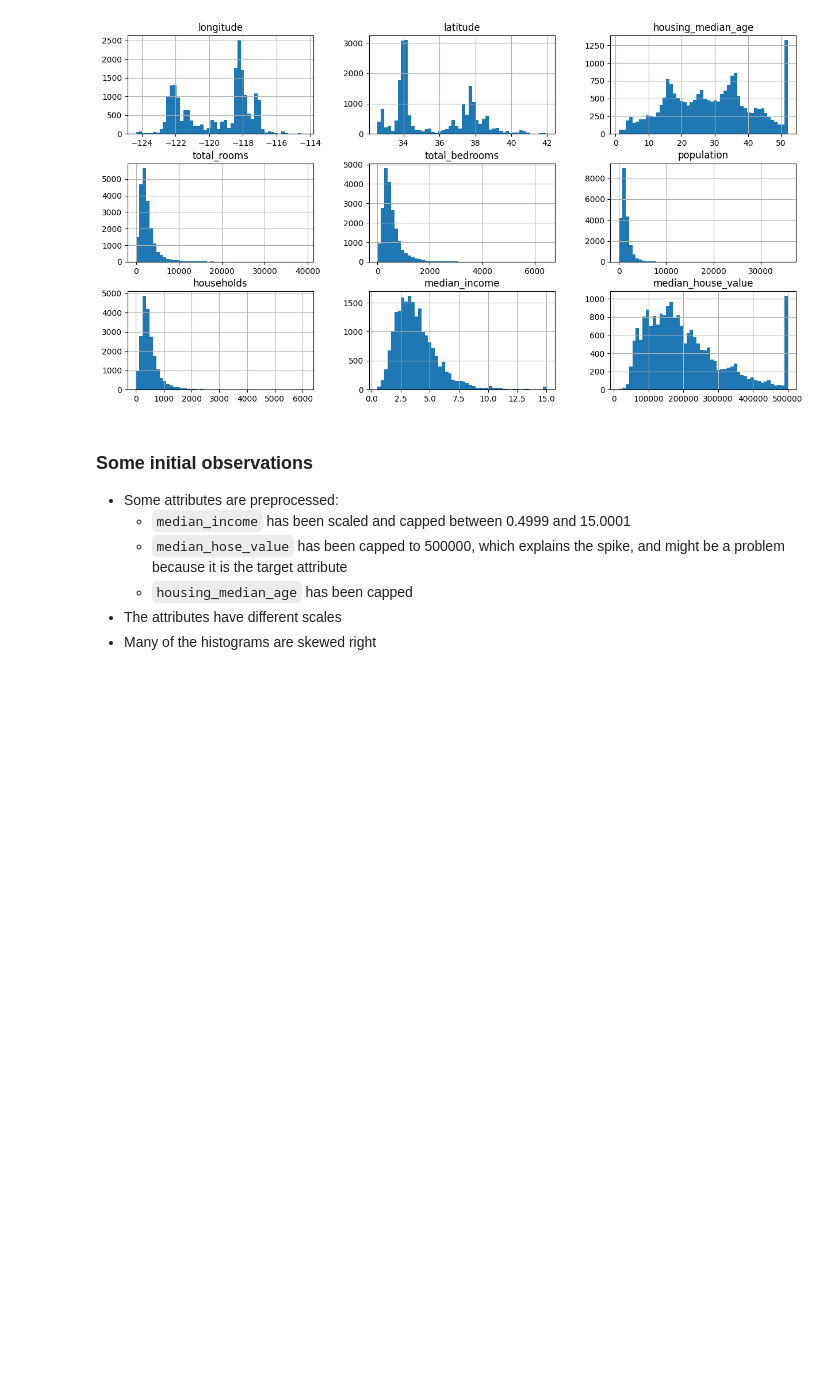
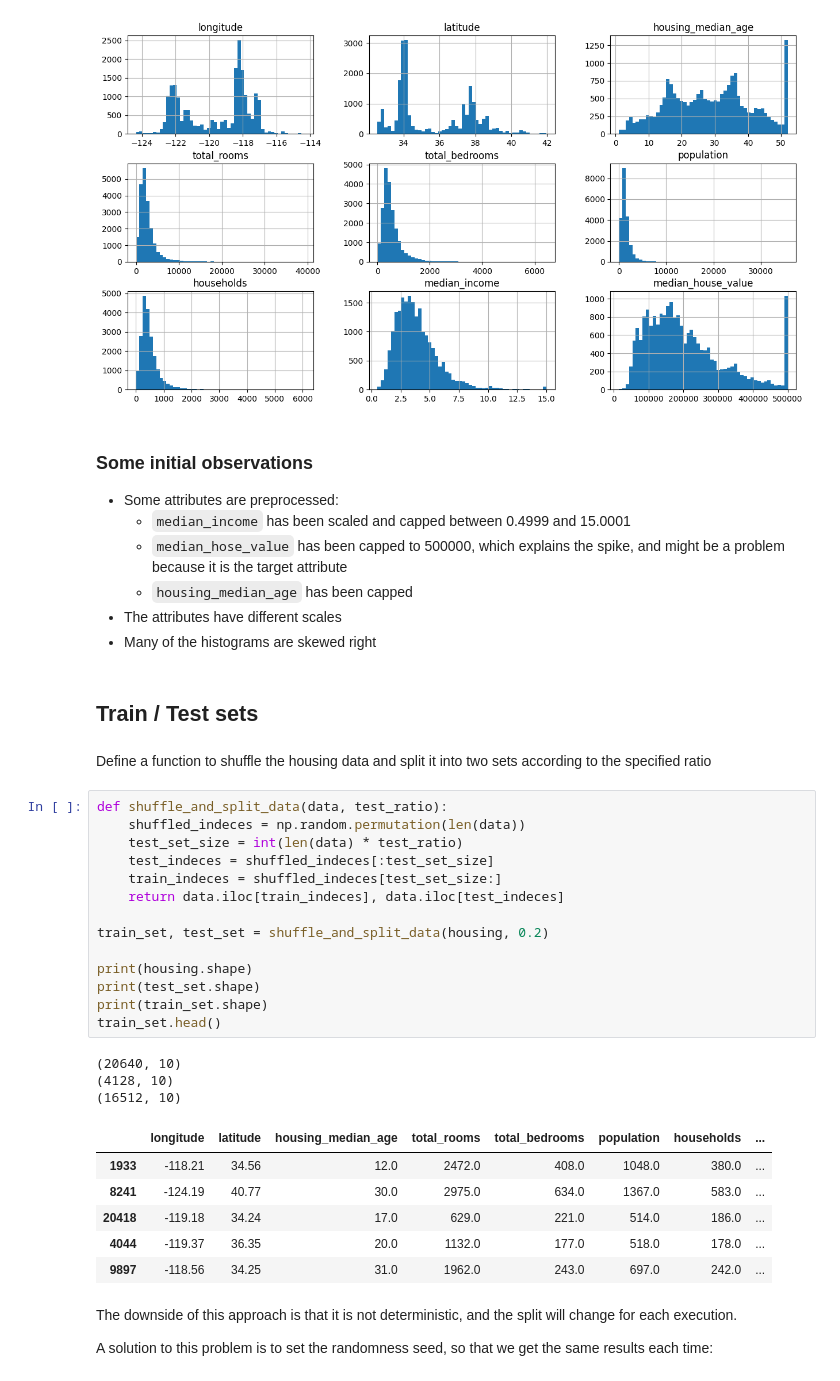
Before and after one commit to artilugio0/ml-house-pricing-linear-regression, a Jupyter notebook: house pricing.ipynb, the cells around one changed output. Cells and saved outputs as stored; diff of their text form; blank space fills up the shorter version.

```diff
--- a/house pricing.ipynb
+++ b/house pricing.ipynb
@@ -103,3 +106,35 @@ array([[<Axes: title={'center': 'longitude'}>,
   * `housing_median_age` has been capped
 * The attributes have different scales
 * Many of the histograms are skewed right
+# %% [markdown]
+## Train / Test sets
+# %% [markdown]
+Define a function to shuffle the housing data and split it into two sets according to the specified ratio
+# %%
+def shuffle_and_split_data(data, test_ratio):
+    shuffled_indeces = np.random.permutation(len(data))
+    test_set_size = int(len(data) * test_ratio)
+    test_indeces = shuffled_indeces[:test_set_size]
+    train_indeces = shuffled_indeces[test_set_size:]
+    return data.iloc[train_indeces], data.iloc[test_indeces]
+
+train_set, test_set = shuffle_and_split_data(housing, 0.2)
+
+print(housing.shape)
+print(test_set.shape)
+print(train_set.shape)
+train_set.head()
+# %% [output]
+(20640, 10)
+(4128, 10)
+(16512, 10)
+|  | longitude | latitude | housing_median_age | total_rooms | total_bedrooms | population | households | ... |
+| 1933 | -118.21 | 34.56 | 12.0 | 2472.0 | 408.0 | 1048.0 | 380.0 | ... |
+| 8241 | -124.19 | 40.77 | 30.0 | 2975.0 | 634.0 | 1367.0 | 583.0 | ... |
+| 20418 | -119.18 | 34.24 | 17.0 | 629.0 | 221.0 | 514.0 | 186.0 | ... |
+| 4044 | -119.37 | 36.35 | 20.0 | 1132.0 | 177.0 | 518.0 | 178.0 | ... |
+| 9897 | -118.56 | 34.25 | 31.0 | 1962.0 | 243.0 | 697.0 | 242.0 | ... |
+# %% [markdown]
+The downside of this approach is that it is not deterministic, and the split will change for each execution.
+
+A solution to this problem is to set the randomness seed, so that we get the same results each time:
```
Also changed, not shown: parts of 22 cells of this notebook, 1 other file.
